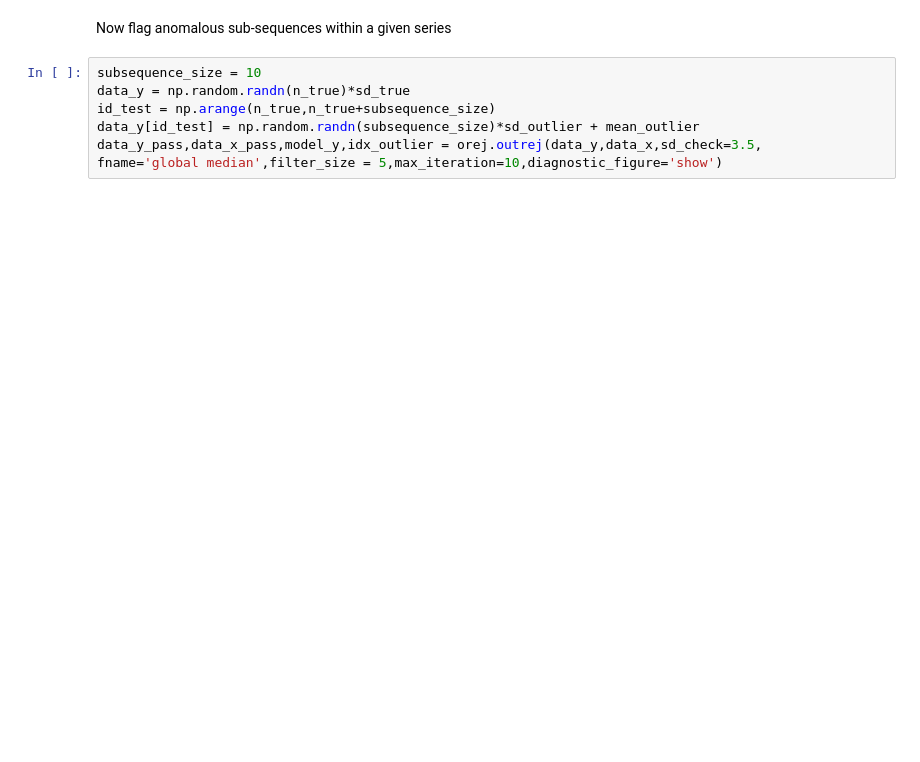
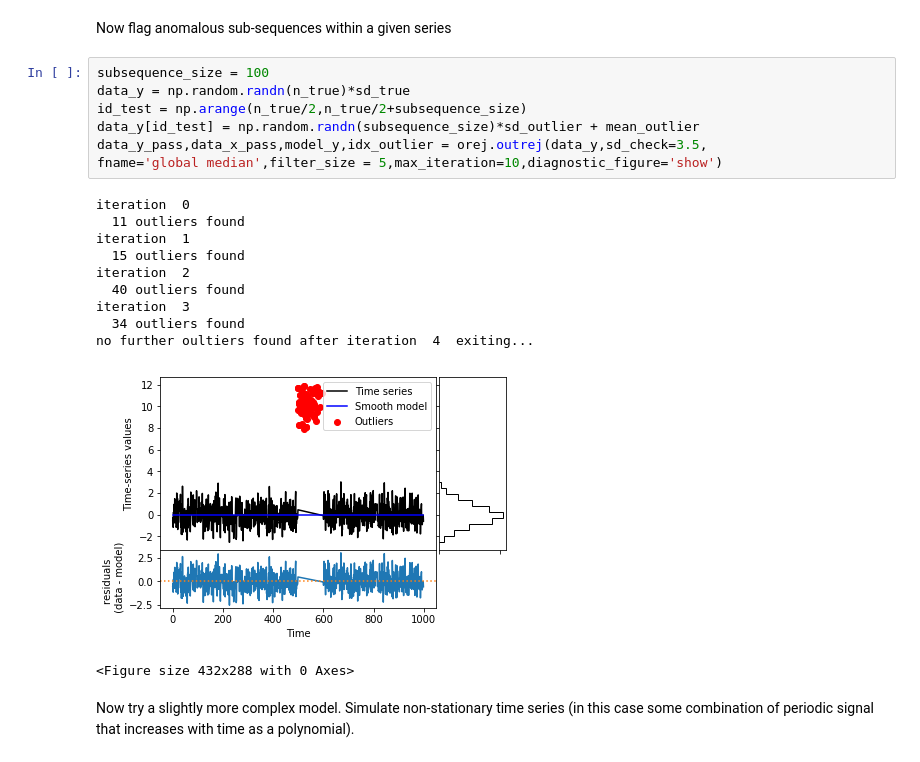
Before and after one commit to drds1/projects, a Jupyter notebook: outlier_detection/demo_outlier.ipynb, the cells around one changed output. Drawn from its saved outputs; the diff is of its cells as text; blank space fills up the shorter version.

```diff
--- a/outlier_detection/demo_outlier.ipynb
+++ b/outlier_detection/demo_outlier.ipynb
@@ -45,9 +37,23 @@ AttributeError: 'module' object has no attribute 'outlier_modsc'
 # %% [markdown]
 Now flag anomalous sub-sequences within a given series
 # %%
-subsequence_size = 10
+subsequence_size = 100
 data_y = np.random.randn(n_true)*sd_true
-id_test = np.arange(n_true,n_true+subsequence_size)
+id_test = np.arange(n_true/2,n_true/2+subsequence_size)
 data_y[id_test] = np.random.randn(subsequence_size)*sd_outlier + mean_outlier
-data_y_pass,data_x_pass,model_y,idx_outlier = orej.outrej(data_y,data_x,sd_check=3.5,
+data_y_pass,data_x_pass,model_y,idx_outlier = orej.outrej(data_y,sd_check=3.5,
 fname='global median',filter_size = 5,max_iteration=10,diagnostic_figure='show')
+# %% [output]
+iteration  0
+  11 outliers found
+iteration  1
+  15 outliers found
+iteration  2
+  40 outliers found
+iteration  3
+  34 outliers found
+no further oultiers found after iteration  4  exiting...
+[figure, added]
+<Figure size 432x288 with 0 Axes>
+# %% [markdown]
+Now try a slightly more complex model. Simulate non-stationary time series (in this case some combination of periodic signal that increases with time as a polynomial).
```
Also changed, not shown: parts of 7 cells of this notebook, 6 other files.
